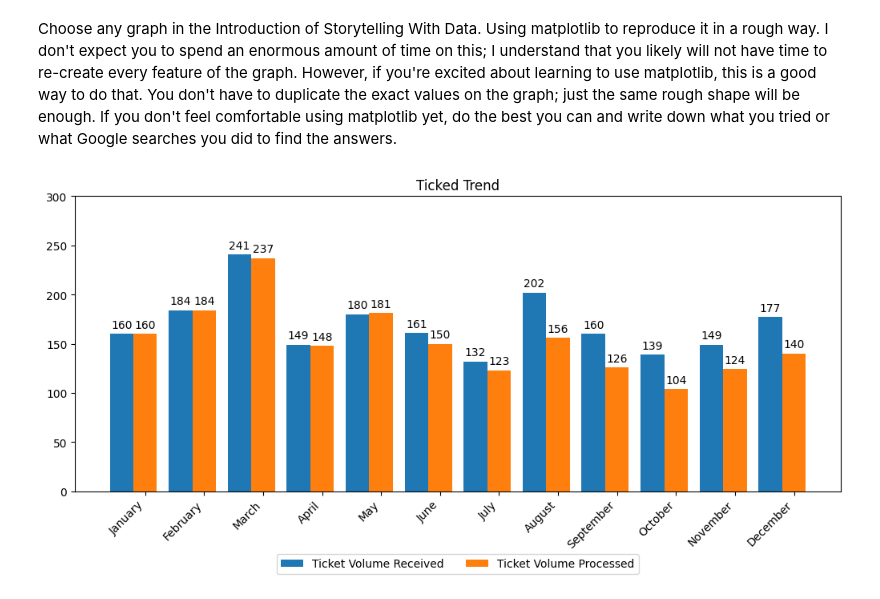
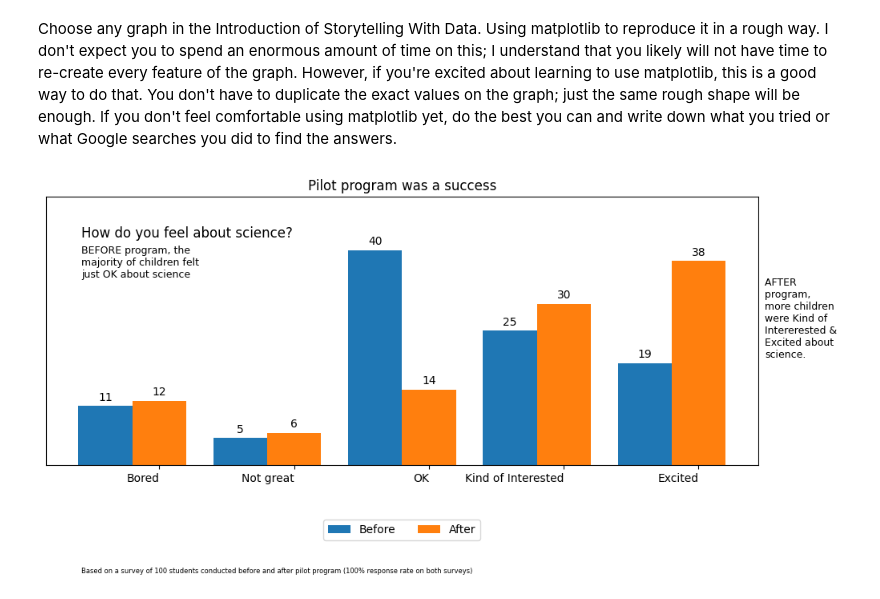
Before and after one commit to calebhadley1/Module-B-semester-2, a Jupyter notebook: OMDS-ModB2-Week1-Hadley-Caleb.ipynb, the cells around one changed output. Drawn from its saved outputs; the diff is of its cells as text; code cells hidden in the pictures.

Commit message:
Fix week 1 graph

```diff
--- a/OMDS-ModB2-Week1-Hadley-Caleb.ipynb
+++ b/OMDS-ModB2-Week1-Hadley-Caleb.ipynb
@@ -585,32 +585,39 @@ Text(0.5, 0, 'Birth Date')
 # 4. Storytelling With Data graph
 # %% [markdown]
 Choose any graph in the Introduction of Storytelling With Data.  Using matplotlib to reproduce it in a rough way.  I don't expect you to spend an enormous amount of time on this; I understand that you likely will not have time to re-create every feature of the graph.  However, if you're excited about learning to use matplotlib, this is a good way to do that.  You don't have to duplicate the exact values on the graph; just the same rough shape will be enough.  If you don't feel comfortable using matplotlib yet, do the best you can and write down what you tried or what Google searches you did to find the answers.
-# %%
-# Figure 0.2 (page 4)
-import matplotlib.pyplot as plt
-months = ("January", "February", "March", "April", "May", "June", "July", "August", "September", "October", "November", "December", )
-ticket_data = {
-    'Ticket Volume Received': (160, 184, 241, 149, 180, 161, 132, 202, 160, 139, 149, 177),
-    'Ticket Volume Processed': (160, 184, 237, 148, 181, 150, 123, 156, 126, 104, 124, 140),
-}
-
-x = np.arange(len(months))  # the label locations
-width = 0.4  # the width of the bars
-multiplier = 0
-
-fig, ax = plt.subplots(layout='constrained', figsize=(10, 5))
-
-for attribute, measurement in ticket_data.items():
-    offset = width * multiplier
-    rects = ax.bar(x + offset, measurement, width, label=attribute)
-    ax.bar_label(rects, padding=3)
-    multiplier += 1
-
-# Add some text for labels, title and custom x-axis tick labels, etc.
-ax.set_title('Ticked Trend')
-ax.set_xticks(x + width, months, rotation=45, ha='right')
-ax.legend(loc='lower center', ncols=2, bbox_to_anchor=(0.5, -0.3))
-ax.set_ylim(0, 300)
-plt.show()
-# %% [output]
-[figure, removed]
+# %%
+import matplotlib.pyplot as plt
+import numpy as np
+
+# Figure 0.5 (page 5)
+import matplotlib.pyplot as plt
+categories = ("Bored", "Not great", "OK", "Kind of Interested", "Excited")
+pilot_program_data = {
+    'Before': (11, 5, 40, 25, 19),
+    'After': (12, 6, 14, 30, 38)
+}
+
+x = np.arange(len(categories))  # the label locations
+width = 0.4  # the width of the bars
+multiplier = 0
+
+fig, ax = plt.subplots(layout='constrained', figsize=(10, 5))
+
+for attribute, measurement in pilot_program_data.items():
+    offset = width * multiplier
+    rects = ax.bar(x + offset, measurement, width, label=attribute)
+    ax.bar_label(rects, padding=3)
+    multiplier += 1
+
+ax.set_title('Pilot program was a success')
+ax.set_xticks(x + width, categories, ha='right')
+ax.legend(loc='lower center', ncols=2, bbox_to_anchor=(0.5, -0.3))
+ax.set_ylim(0, 50)
+ax.yaxis.set_visible(False)
+ax.text(0.05, 0.85, "How do you feel about science?", horizontalalignment='left', fontsize=12, transform=ax.transAxes)
+ax.text(0.05, 0.7, "BEFORE program, the \nmajority of children felt \njust OK about science", horizontalalignment='left', fontsize=9, transform=ax.transAxes)
+ax.text(1.01, 0.4, "AFTER \nprogram, \nmore children \nwere Kind of \nIntererested & \nExcited about \nscience.", horizontalalignment='left', fontsize=9, transform=ax.transAxes)
+ax.text(0.05, -0.4, "Based on a survey of 100 students conducted before and after pilot program (100% response rate on both surveys)", horizontalalignment='left', fontsize=6, transform=ax.transAxes)
+None
+# %% [output]
+[figure, added]
```
